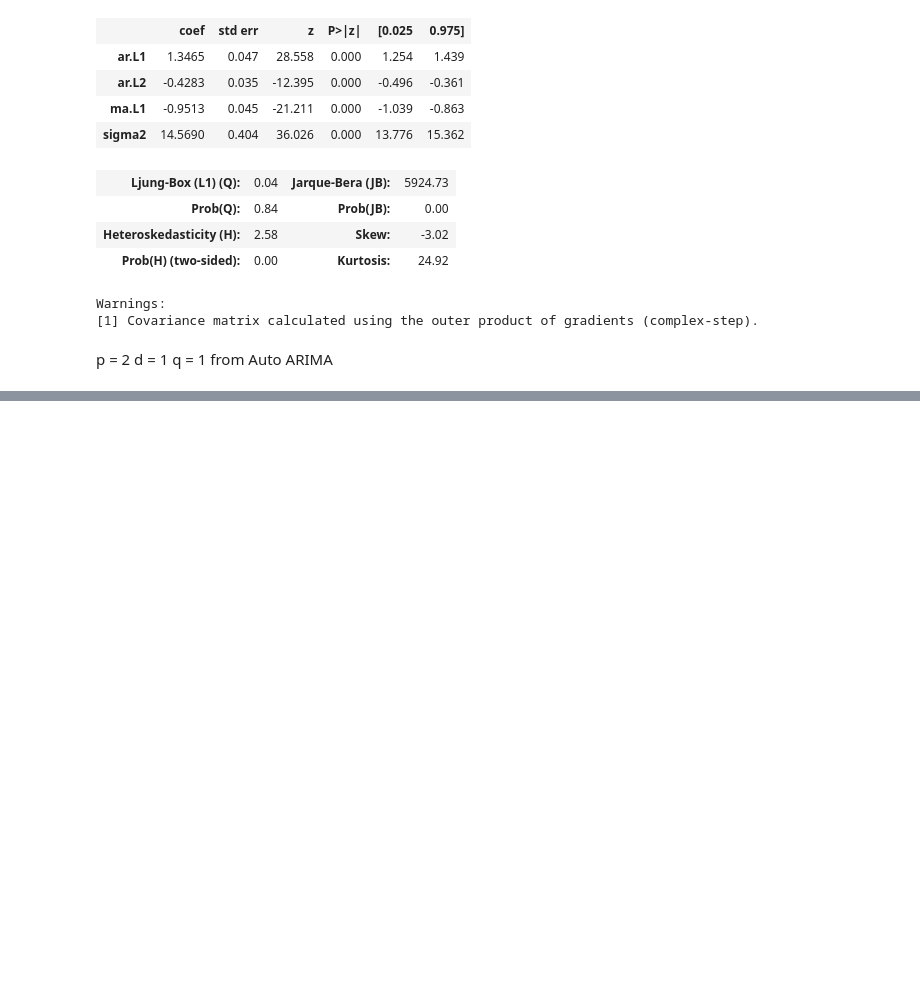
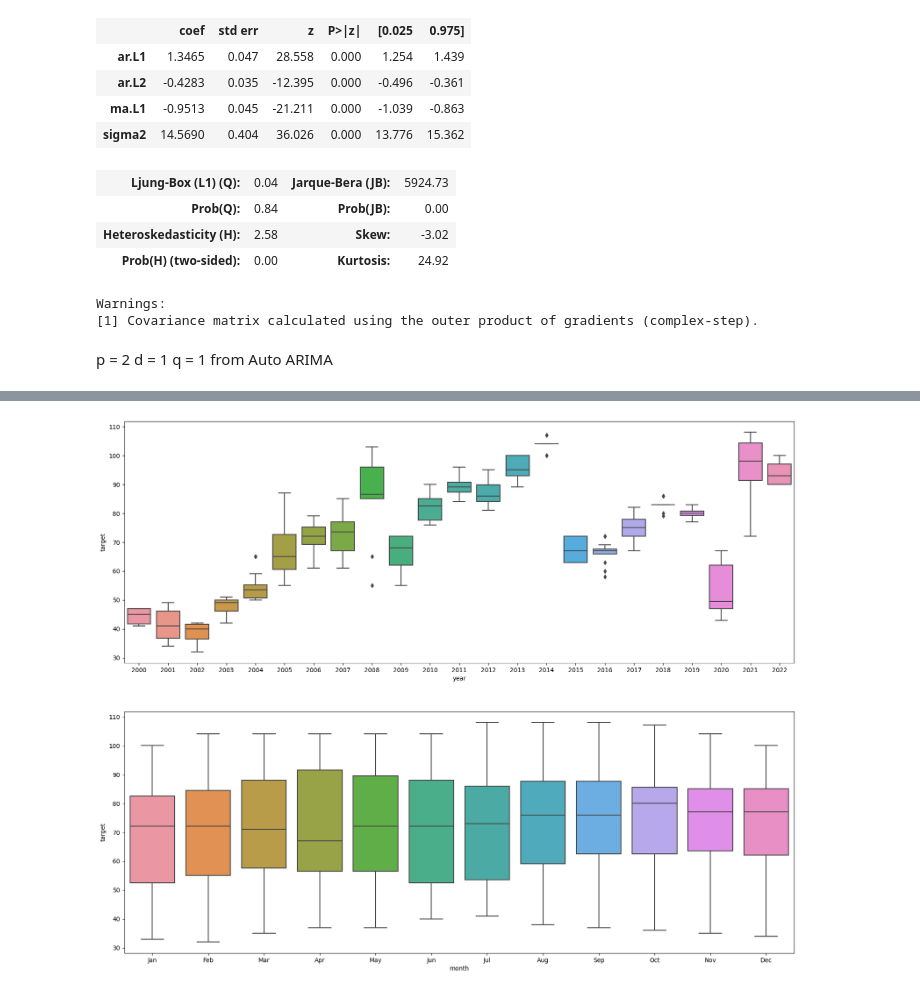
Before and after one commit to ge0rgeth0mas/domestic-market-blow-molding, a Jupyter notebook: domestic_market_blow_molding/EDA/univariate_ARIMA_eda.ipynb, the cells around one changed output, grey strips where cells are left out. Drawn from its saved outputs; the diff is of its cells as text; code cells hidden in the pictures; blank space fills up the shorter version.

```diff
--- a/domestic_market_blow_molding/EDA/eda.ipynb
+++ b/domestic_market_blow_molding/EDA/univariate_ARIMA_eda.ipynb
@@ -256,0 +287,4 @@ q = 1
+# %%
+uv_data['year']=[d.year for d in uv_data.index]
+uv_data['month']=[d.strftime('%b') for d in uv_data.index]
+uv_data.head(3)
@@ -256,0 +297,9 @@ q = 1
+# %%
+plt.figure(figsize=(20,16))
+plt.subplot(211)
+sns.boxplot(x='year', y='target', data=uv_data)
+plt.subplot(212)
+sns.boxplot(x='month', y='target', data=uv_data)
+plt.show()
+# %% [output]
+[figure, added]
```
Also changed, not shown: parts of 12 cells of this notebook, 2 other files.
